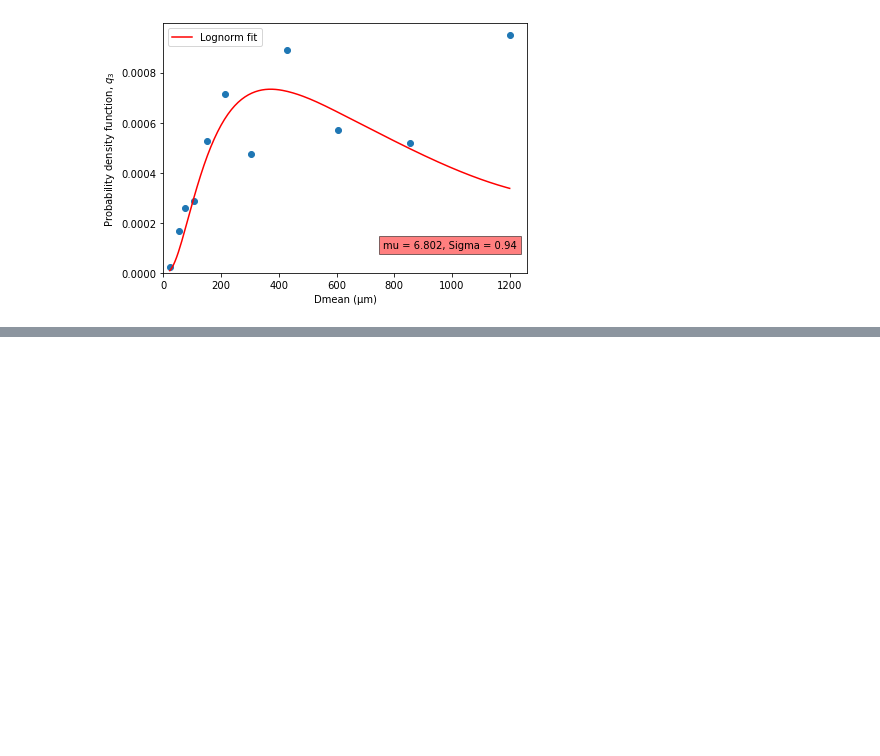
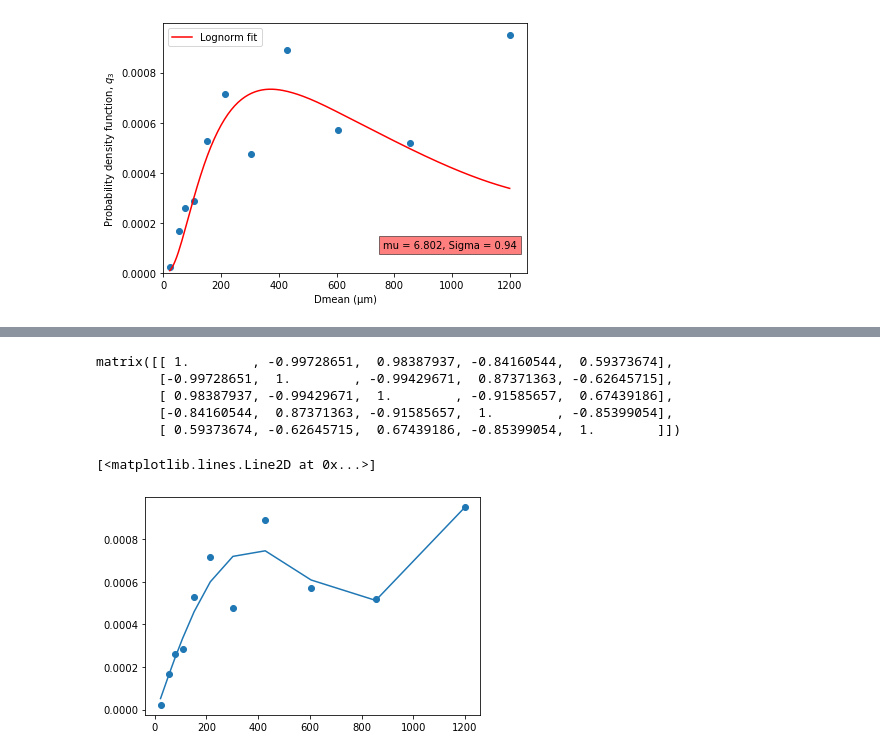
Before and after one commit to sethsomtoo/Particle-size-analysis-with-python, a Jupyter notebook: Project_3/particle_size_analysis.ipynb, the cells around one changed output, grey strips where cells are left out. Saved outputs shown, nothing was run; the diff lists cells and outputs as text; code cells hidden in the pictures; blank space fills up the shorter version.

```diff
--- a/Project_3/particle_size_analysis.ipynb
+++ b/Project_3/particle_size_analysis.ipynb
@@ -383,0 +341,5 @@ plt.plot(x_data, normfit)
+# %%
+def f(x, a, b, c, d, e):
+    return a*x**5 + b*x**4 + c*x**3 + c*x**2 + d*x + e
+# %%
+params, cov = curve_fit(f, x_data, y_data)
@@ -383,0 +370,16 @@ plt.plot(x_data, normfit)
+# %%
+corrFromCov(cov)
+# %% [output]
+matrix([[ 1.        , -0.99728651,  0.98387937, -0.84160544,  0.59373674],
+        [-0.99728651,  1.        , -0.99429671,  0.87371363, -0.62645715],
+        [ 0.98387937, -0.99429671,  1.        , -0.91585657,  0.67439186],
+        [-0.84160544,  0.87371363, -0.91585657,  1.        , -0.85399054],
+        [ 0.59373674, -0.62645715,  0.67439186, -0.85399054,  1.        ]])
+# %%
+a_fit, b_fit, c_fit, d_fit, e_fit = params
+# %%
+plt.scatter(x_data, y_data)
+plt.plot(x_data, f(x_data, a_fit, b_fit, c_fit, d_fit, e_fit))
+# %% [output]
+[<matplotlib.lines.Line2D at 0x...>]
+[figure, added]
```
Also changed, not shown: parts of 22 cells of this notebook.
